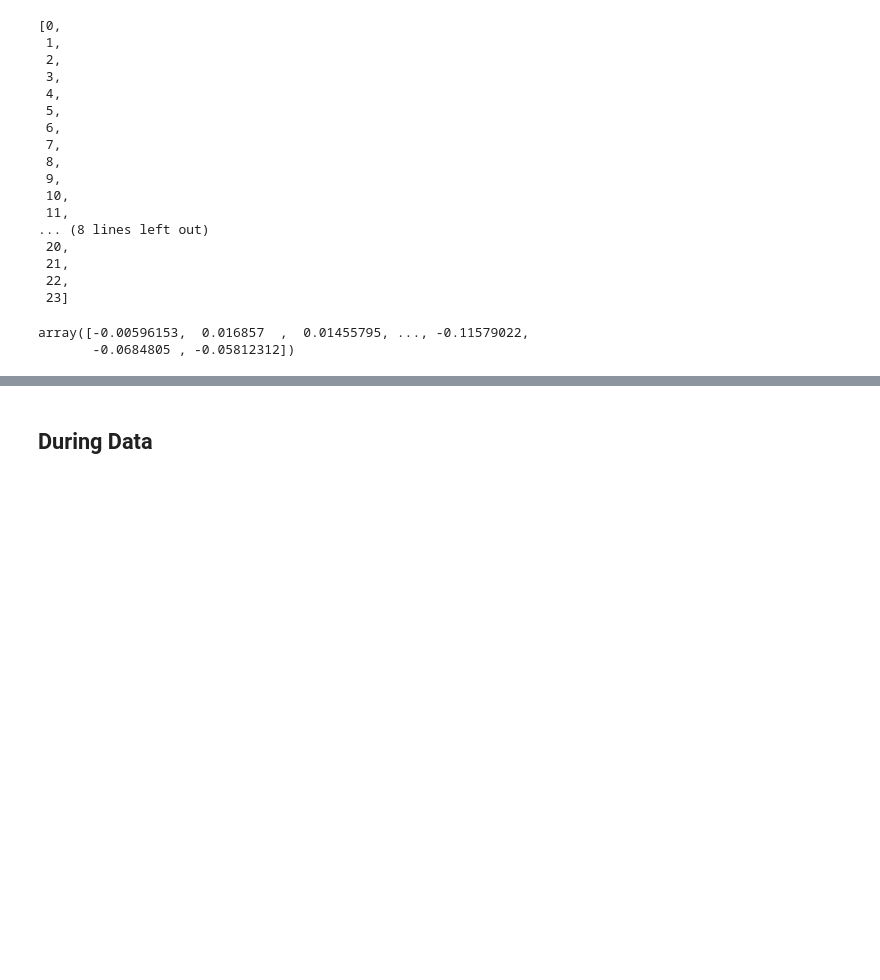
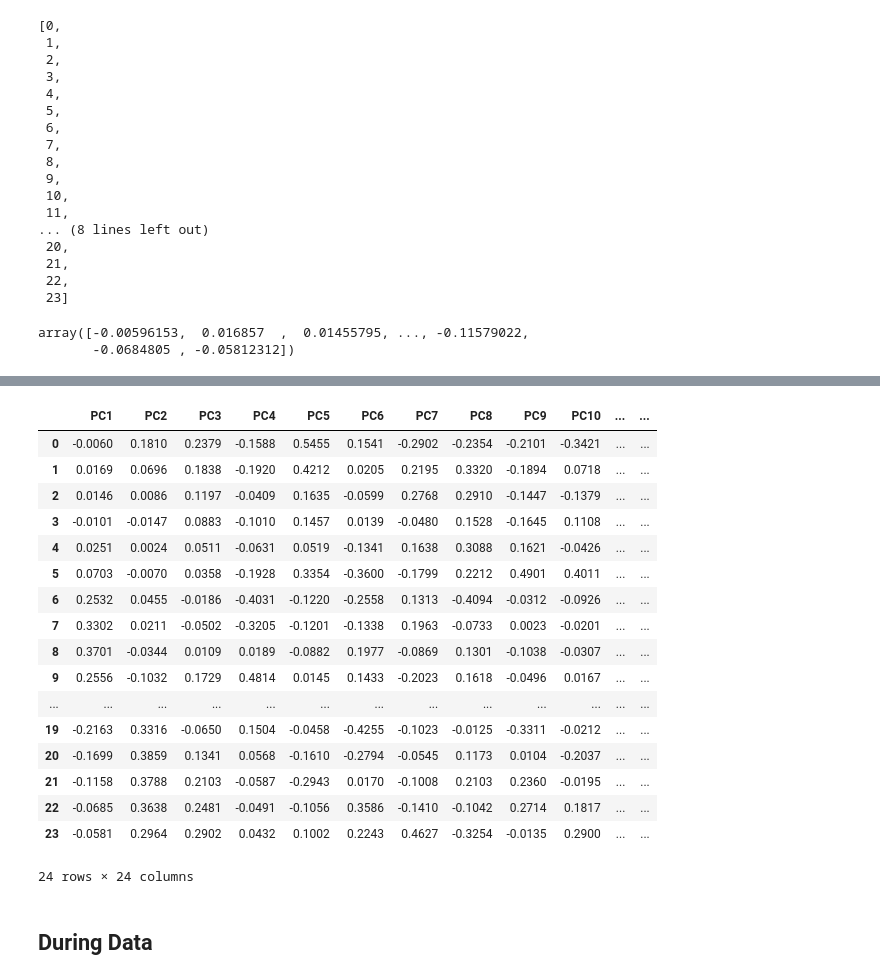
Before and after one commit to ucfnmxu/diss_code, a Jupyter notebook: before-data.ipynb, the cells around one changed output, grey strips where cells are left out. Drawn from its saved outputs; the diff is of its cells as text; code cells hidden in the pictures; blank space fills up the shorter version.

```diff
--- a/before-data.ipynb
+++ b/before-data.ipynb
@@ -293,3 +293,24 @@ Loadings.iloc[:,:2]
+# %%
+Loadings
+# %% [output]
+|  | PC1 | PC2 | PC3 | PC4 | PC5 | PC6 | PC7 | PC8 | PC9 | PC10 | ... | ... |
+| 0 | -0.0060 | 0.1810 | 0.2379 | -0.1588 | 0.5455 | 0.1541 | -0.2902 | -0.2354 | -0.2101 | -0.3421 | ... | ... |
+| 1 | 0.0169 | 0.0696 | 0.1838 | -0.1920 | 0.4212 | 0.0205 | 0.2195 | 0.3320 | -0.1894 | 0.0718 | ... | ... |
+| 2 | 0.0146 | 0.0086 | 0.1197 | -0.0409 | 0.1635 | -0.0599 | 0.2768 | 0.2910 | -0.1447 | -0.1379 | ... | ... |
+| 3 | -0.0101 | -0.0147 | 0.0883 | -0.1010 | 0.1457 | 0.0139 | -0.0480 | 0.1528 | -0.1645 | 0.1108 | ... | ... |
+| 4 | 0.0251 | 0.0024 | 0.0511 | -0.0631 | 0.0519 | -0.1341 | 0.1638 | 0.3088 | 0.1621 | -0.0426 | ... | ... |
+| 5 | 0.0703 | -0.0070 | 0.0358 | -0.1928 | 0.3354 | -0.3600 | -0.1799 | 0.2212 | 0.4901 | 0.4011 | ... | ... |
+| 6 | 0.2532 | 0.0455 | -0.0186 | -0.4031 | -0.1220 | -0.2558 | 0.1313 | -0.4094 | -0.0312 | -0.0926 | ... | ... |
+| 7 | 0.3302 | 0.0211 | -0.0502 | -0.3205 | -0.1201 | -0.1338 | 0.1963 | -0.0733 | 0.0023 | -0.0201 | ... | ... |
+| 8 | 0.3701 | -0.0344 | 0.0109 | 0.0189 | -0.0882 | 0.1977 | -0.0869 | 0.1301 | -0.1038 | -0.0307 | ... | ... |
+| 9 | 0.2556 | -0.1032 | 0.1729 | 0.4814 | 0.0145 | 0.1433 | -0.2023 | 0.1618 | -0.0496 | 0.0167 | ... | ... |
+| ... | ... | ... | ... | ... | ... | ... | ... | ... | ... | ... | ... | ... |
+| 19 | -0.2163 | 0.3316 | -0.0650 | 0.1504 | -0.0458 | -0.4255 | -0.1023 | -0.0125 | -0.3311 | -0.0212 | ... | ... |
+| 20 | -0.1699 | 0.3859 | 0.1341 | 0.0568 | -0.1610 | -0.2794 | -0.0545 | 0.1173 | 0.0104 | -0.2037 | ... | ... |
+| 21 | -0.1158 | 0.3788 | 0.2103 | -0.0587 | -0.2943 | 0.0170 | -0.1008 | 0.2103 | 0.2360 | -0.0195 | ... | ... |
+| 22 | -0.0685 | 0.3638 | 0.2481 | -0.0491 | -0.1056 | 0.3586 | -0.1410 | -0.1042 | 0.2714 | 0.1817 | ... | ... |
+| 23 | -0.0581 | 0.2964 | 0.2902 | 0.0432 | 0.1002 | 0.2243 | 0.4627 | -0.3254 | -0.0135 | 0.2900 | ... | ... |
+24 rows × 24 columns
 # %% [markdown]
 ## During Data
 # %%
```
Also changed, not shown: parts of 1 cell of this notebook.
